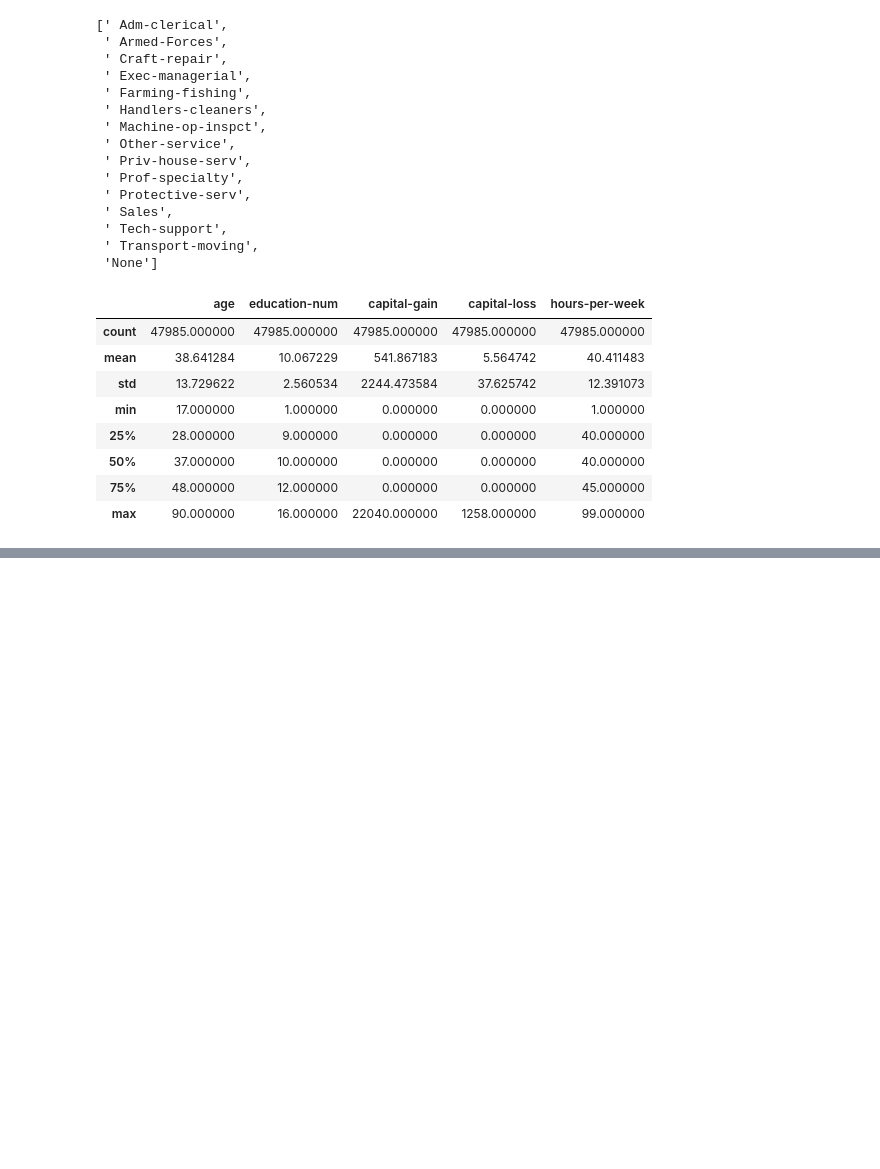
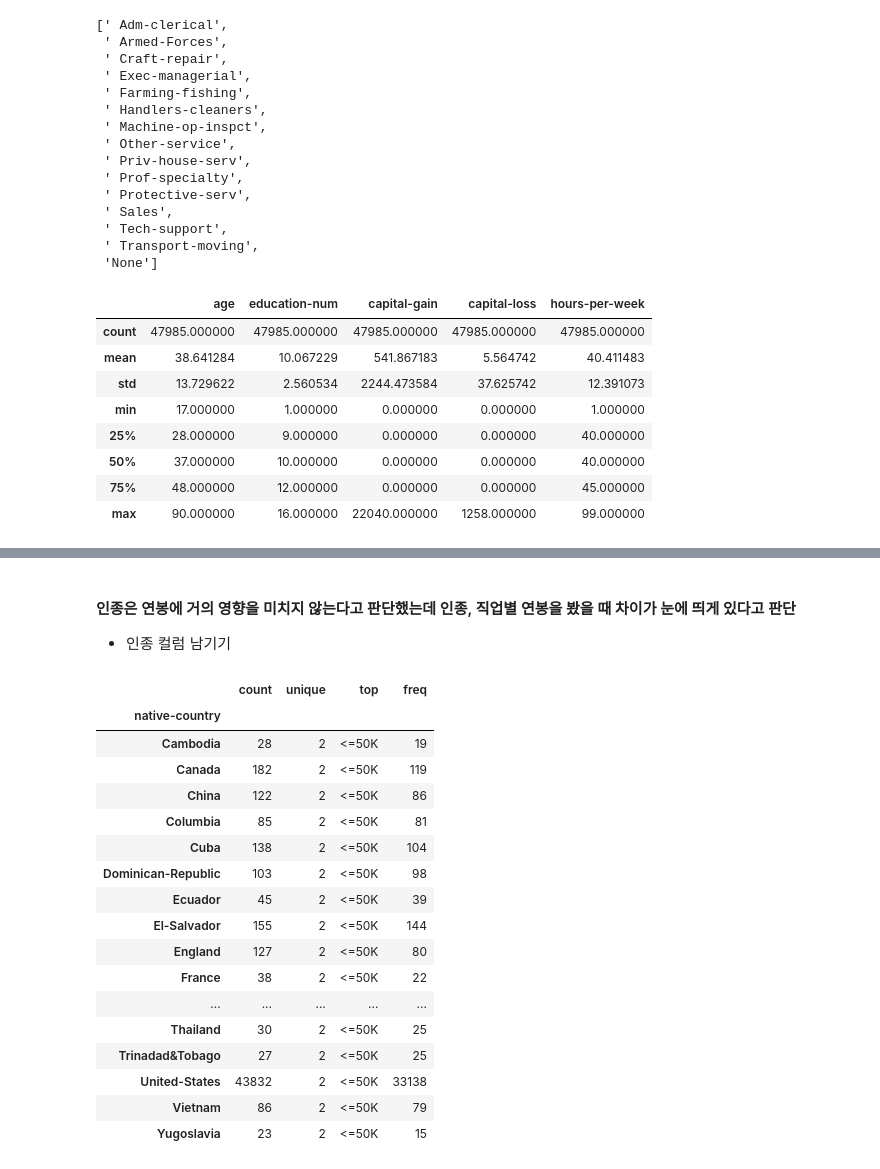
Before and after one commit to yusangsoo/Fintech_PM, a Jupyter notebook: 06_machine_learning/07_앙상블모델연습2_연봉데이터.ipynb, the cells around one changed output, grey strips where cells are left out. Saved outputs shown, nothing was run; the diff lists cells and outputs as text; code cells hidden in the pictures; blank space fills up the shorter version.

```diff
--- a/06_machine_learning/07_앙상블모델연습2_연봉데이터.ipynb
+++ b/06_machine_learning/07_앙상블모델연습2_연봉데이터.ipynb
@@ -725,0 +849,25 @@ dtype: float64
+# %% [markdown]
+#### 인종은 연봉에 거의 영향을 미치지 않는다고 판단했는데 인종, 직업별 연봉을 봤을 때 차이가 눈에 띄게 있다고 판단
+- 인종 컬럼 남기기
+# %%
+coun = data.groupby('native-country')['class'].describe()
+coun
+# %% [output]
+|  | count | unique | top | freq |
+| native-country |  |  |  |  |
+| Cambodia | 28 | 2 | <=50K | 19 |
+| Canada | 182 | 2 | <=50K | 119 |
+| China | 122 | 2 | <=50K | 86 |
+| Columbia | 85 | 2 | <=50K | 81 |
+| Cuba | 138 | 2 | <=50K | 104 |
+| Dominican-Republic | 103 | 2 | <=50K | 98 |
+| Ecuador | 45 | 2 | <=50K | 39 |
+| El-Salvador | 155 | 2 | <=50K | 144 |
+| England | 127 | 2 | <=50K | 80 |
+| France | 38 | 2 | <=50K | 22 |
+| ... | ... | ... | ... | ... |
+| Thailand | 30 | 2 | <=50K | 25 |
+| Trinadad&Tobago | 27 | 2 | <=50K | 25 |
+| United-States | 43832 | 2 | <=50K | 33138 |
+| Vietnam | 86 | 2 | <=50K | 79 |
+| Yugoslavia | 23 | 2 | <=50K | 15 |
```
Also changed, not shown: parts of 113 cells of this notebook, 1 other file.
